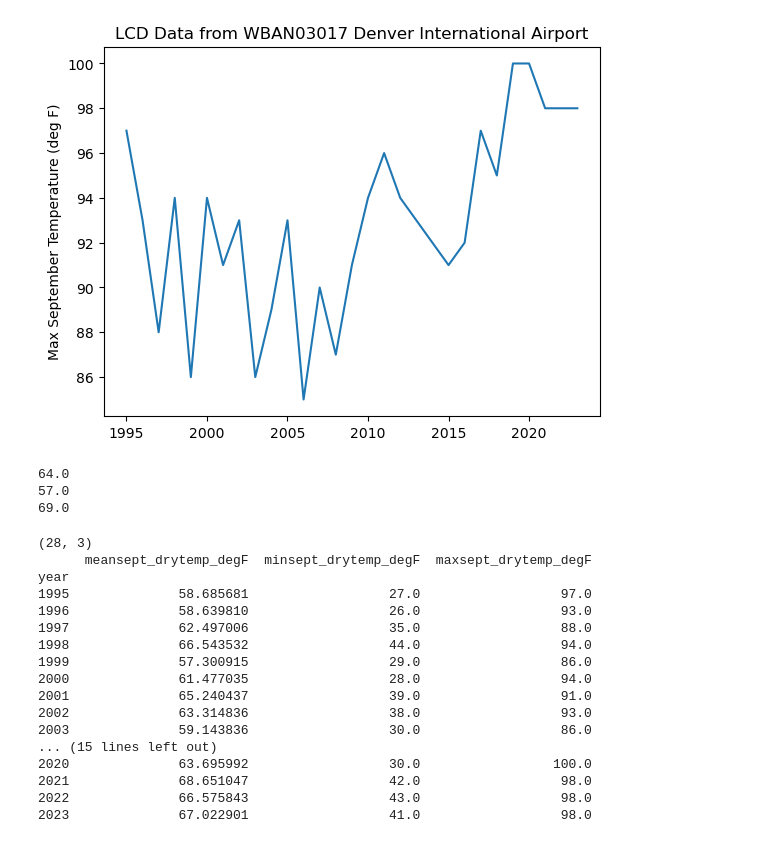
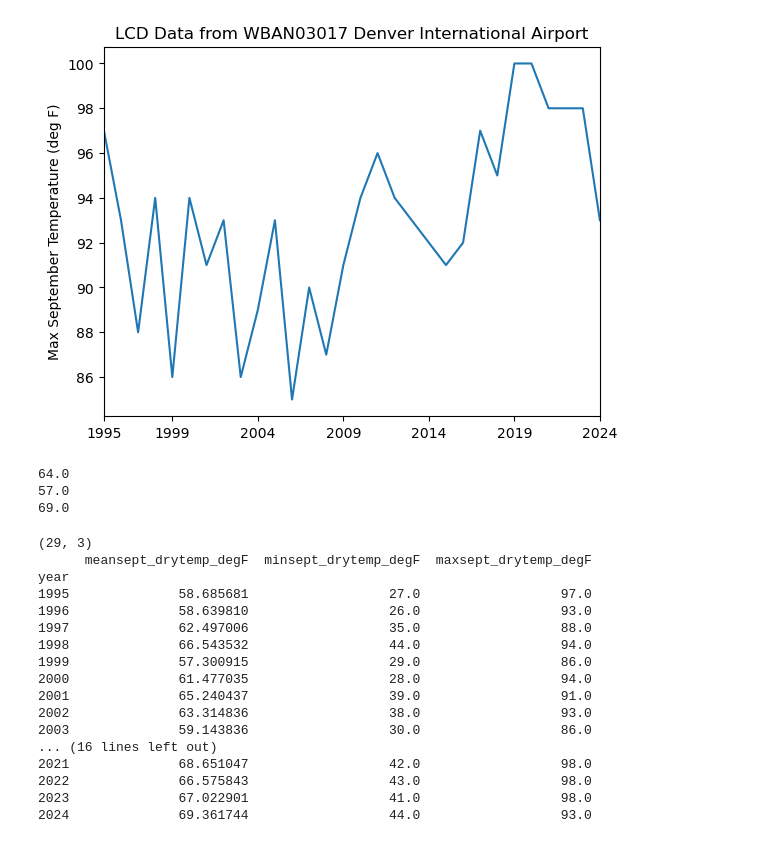
Before and after one commit to jenkayco/WBAN03017, a Jupyter notebook: LCD_calcplot_Denver_WBAN03017_september.ipynb, the cells around one changed output. Cells and saved outputs as stored; diff of their text form; code cells hidden in the pictures.

```diff
--- a/LCD_calcplot_Denver_WBAN03017_september.ipynb
+++ b/LCD_calcplot_Denver_WBAN03017_september.ipynb
@@ -147,10 +153,13 @@ plt.title('LCD Data from WBAN03017 Denver International Airport');
 # %%
 sept_max=plot_data.groupby('year').max()
 plt.plot(sept_max['drytemp_F']);
 plt.ylabel('Max September Temperature (deg F)');
 plt.title('LCD Data from WBAN03017 Denver International Airport');
+plt.xlim(1995,2024);
+xloc=[1995,1999,2004,2009,2014,2019,2024];
+plt.xticks(xloc);
 # %% [output]
-[figure, old version]
+[figure, new version]
 # %%
 print(np.round(sept_mean['drytemp_F'].mean(),0))
 print(np.round(sept_mean['drytemp_F'].min(),0))
@@ -167,10 +176,10 @@ outdata.columns = ['meansept_drytemp_degF','minsept_drytemp_degF','maxsept_dryte
 print(outdata.shape)
 print(outdata)
 
-filename='WBAN03017_sept_1995-2023.csv'
+filename='WBAN03017_sept_1995-2024.csv'
 outdata.to_csv(filename)
 # %% [output]
-(28, 3)
+(29, 3)
       meansept_drytemp_degF  minsept_drytemp_degF  maxsept_drytemp_degF
 year
 1995              58.685681                  27.0                  97.0
@@ -182,8 +191,8 @@ year
 2001              65.240437                  39.0                  91.0
 2002              63.314836                  38.0                  93.0
 2003              59.143836                  30.0                  86.0
-... (15 lines left out)
-2020              63.695992                  30.0                 100.0
+... (16 lines left out)
 2021              68.651047                  42.0                  98.0
 2022              66.575843                  43.0                  98.0
 2023              67.022901                  41.0                  98.0
+2024              69.361744                  44.0                  93.0
```
Also changed, not shown: parts of 8 cells of this notebook, 2 other files.
